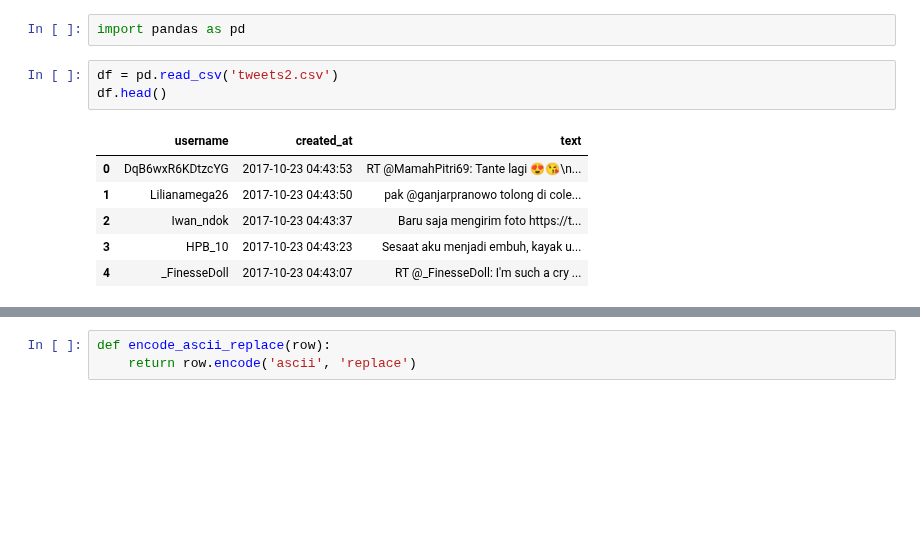
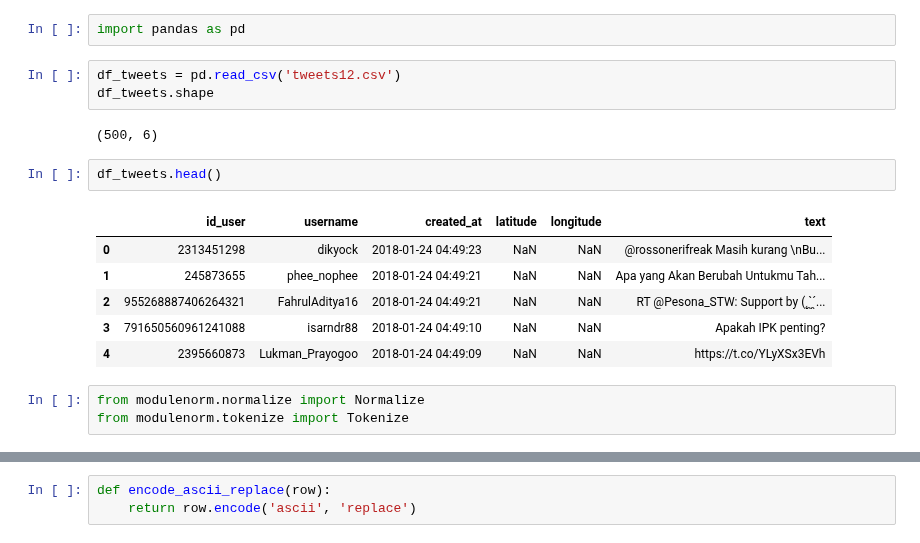
Before and after one commit to yasirabd/POSLDA-Storytelling-Twitter, a Jupyter notebook: POSLDA Storytelling Twitter.ipynb, the cells around one changed output, grey strips where cells are left out. Saved outputs shown, nothing was run; the diff lists cells and outputs as text; blank space fills up the shorter version.

```diff
--- a/POSLDA Storytelling Twitter.ipynb
+++ b/POSLDA Storytelling Twitter.ipynb
@@ -96,12 +106,19 @@ got
 # %%
 import pandas as pd
-# %%
-df = pd.read_csv('tweets2.csv')
-df.head()
-# %% [output]
-|  | username | created_at | text |
-| 0 | DqB6wxR6KDtzcYG | 2017-10-23 04:43:53 | RT @MamahPitri69: Tante lagi 😍😘\n... |
-| 1 | Lilianamega26 | 2017-10-23 04:43:50 | pak @ganjarpranowo tolong di cole... |
-| 2 | Iwan_ndok | 2017-10-23 04:43:37 | Baru saja mengirim foto https://t... |
-| 3 | HPB_10 | 2017-10-23 04:43:23 | Sesaat aku menjadi embuh, kayak u... |
-| 4 | _FinesseDoll | 2017-10-23 04:43:07 | RT @_FinesseDoll: I'm such a cry ... |
+# %%
+df_tweets = pd.read_csv('tweets12.csv')
+df_tweets.shape
+# %% [output]
+(500, 6)
+# %%
+df_tweets.head()
+# %% [output]
+|  | id_user | username | created_at | latitude | longitude | text |
+| 0 | 2313451298 | dikyock | 2018-01-24 04:49:23 | NaN | NaN | @rossonerifreak Masih kurang \nBu... |
+| 1 | 245873655 | phee_nophee | 2018-01-24 04:49:21 | NaN | NaN | Apa yang Akan Berubah Untukmu Tah... |
+| 2 | 955268887406264321 | FahrulAditya16 | 2018-01-24 04:49:21 | NaN | NaN | RT @Pesona_STW: Support by (˛`̯´̯... |
+| 3 | 791650560961241088 | isarndr88 | 2018-01-24 04:49:10 | NaN | NaN | Apakah IPK penting? |
+| 4 | 2395660873 | Lukman_Prayogoo | 2018-01-24 04:49:09 | NaN | NaN | https://t.co/YLyXSx3EVh |
+# %%
+from modulenorm.normalize import Normalize
+from modulenorm.tokenize import Tokenize
```
Also changed, not shown: parts of 27 cells of this notebook, 39 other files.
